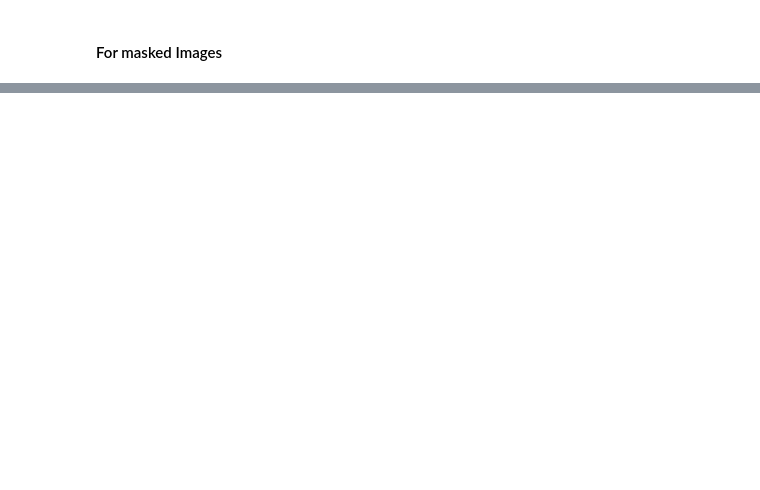
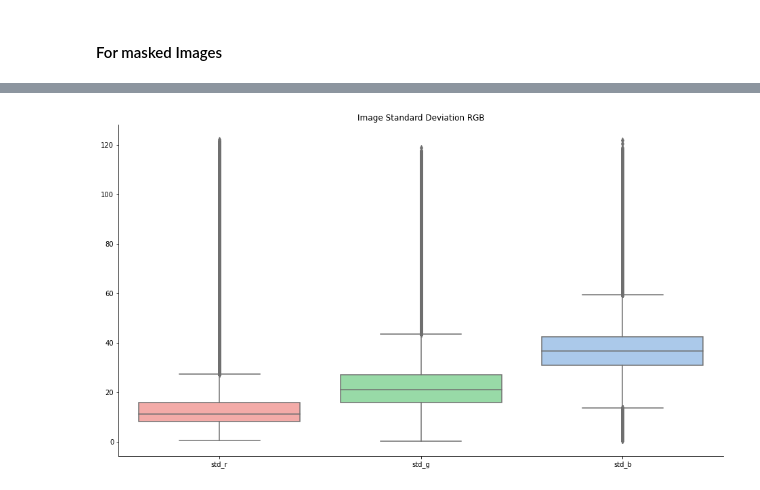
Before and after one commit to migueLib/master_thesis, a Jupyter notebook: notebooks/methods_exploration.ipynb, the cells around one changed output, grey strips where cells are left out. Saved outputs shown, nothing was run; the diff lists cells and outputs as text; code cells hidden in the pictures; blank space fills up the shorter version.

```diff
--- a/notebooks/methods_exploration.ipynb
+++ b/notebooks/methods_exploration.ipynb
@@ -146,0 +203,8 @@ ValueError: zero-size array to reduction operation minimum which has no identity
+# %%
+f, ax = plt.subplots(1, 1, figsize=(16,9))
+sns.boxplot(data=ukbb_thr_stats[["std_r","std_g","std_b"]])
+ax.set_title("Image Standard Deviation RGB")
+sns.despine()
+f.savefig(abspath("./out/figures/stats_thr-std.png"))
+# %% [output]
+[figure, added]
```
Also changed, not shown: parts of 12 cells of this notebook, 1 other file.
